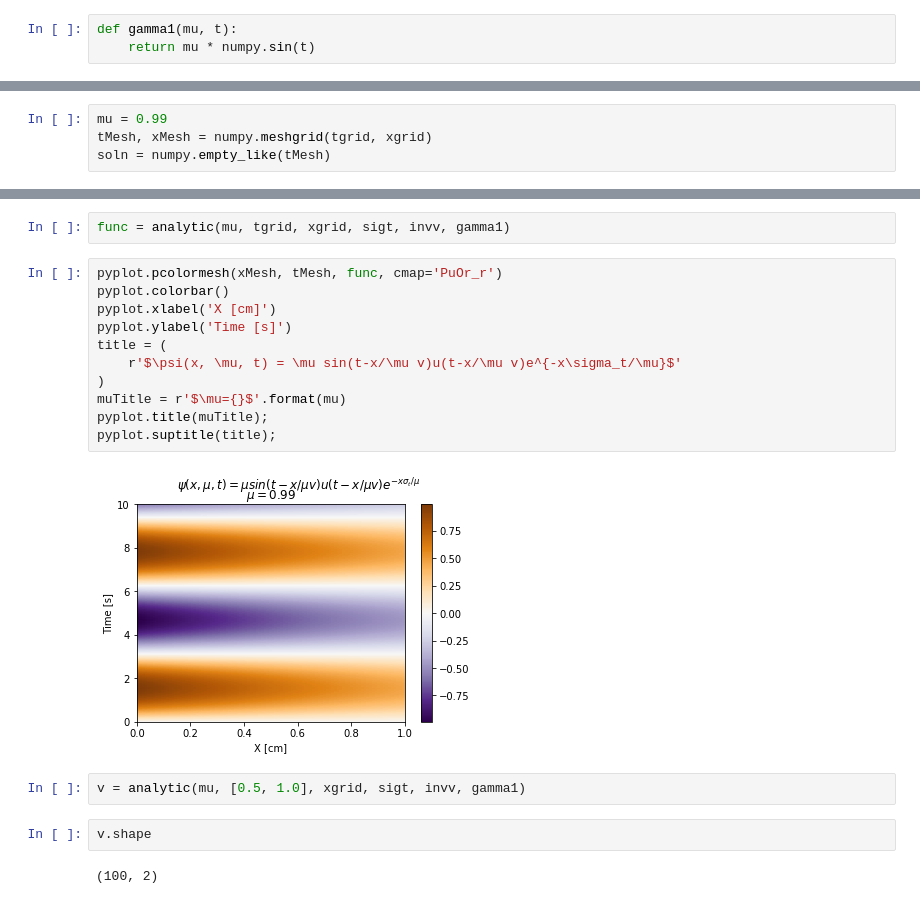
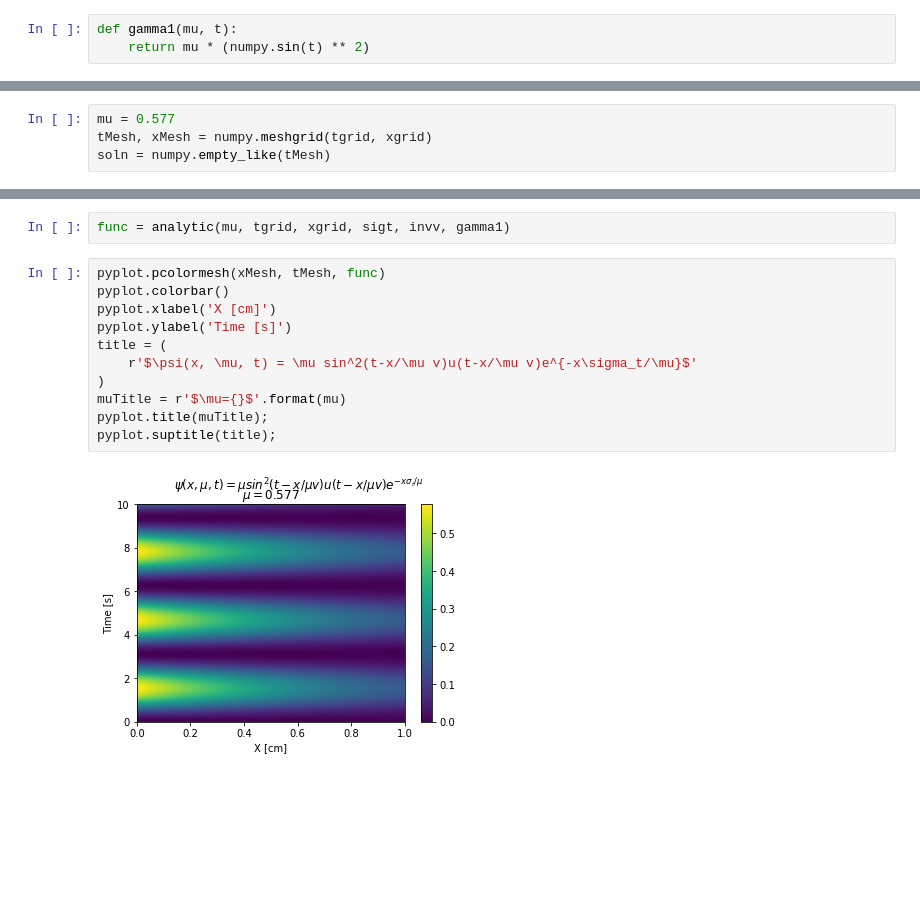
Before and after one commit to drewejohnson/fesnt, a Jupyter notebook: analytic.ipynb, the cells around one changed output, grey strips where cells are left out. Saved outputs shown, nothing was run; the diff lists cells and outputs as text; blank space fills up the shorter version.

Commit message:
New analytic solution - ensure positive; gifs

```diff
--- a/analytic.ipynb
+++ b/analytic.ipynb
@@ -26,11 +23,11 @@ tgrid = numpy.linspace(0, tlim, nT)
 ## Left boundary condition
 # %%
 def gamma1(mu, t):
-    return mu * numpy.sin(t)
+    return mu * (numpy.sin(t) ** 2)
 # %% [markdown]
 ## Generate analytic solution
 # %%
-mu = 0.99
+mu = 0.577
 tMesh, xMesh = numpy.meshgrid(tgrid, xgrid)
 soln = numpy.empty_like(tMesh)
 # %%
@@ -76,21 +73,15 @@ def analytic(mu, tvec, xvec, sigmat, invvel, gammaFunc):
 # %%
 func = analytic(mu, tgrid, xgrid, sigt, invv, gamma1)
 # %%
-pyplot.pcolormesh(xMesh, tMesh, func, cmap='PuOr_r')
+pyplot.pcolormesh(xMesh, tMesh, func)
 pyplot.colorbar()
 pyplot.xlabel('X [cm]')
 pyplot.ylabel('Time [s]')
 title = (
-    r'$\psi(x, \mu, t) = \mu sin(t-x/\mu v)u(t-x/\mu v)e^{-x\sigma_t/\mu}$'
+    r'$\psi(x, \mu, t) = \mu sin^2(t-x/\mu v)u(t-x/\mu v)e^{-x\sigma_t/\mu}$'
 )
 muTitle = r'$\mu={}$'.format(mu)
 pyplot.title(muTitle);
 pyplot.suptitle(title);
 # %% [output]
-[figure, old version]
+[figure, new version]
-# %%
-v = analytic(mu, [0.5, 1.0], xgrid, sigt, invv, gamma1)
-# %%
-v.shape
-# %% [output]
-(100, 2)
```
Also changed, not shown: parts of 3 cells of this notebook, 5 other files.
